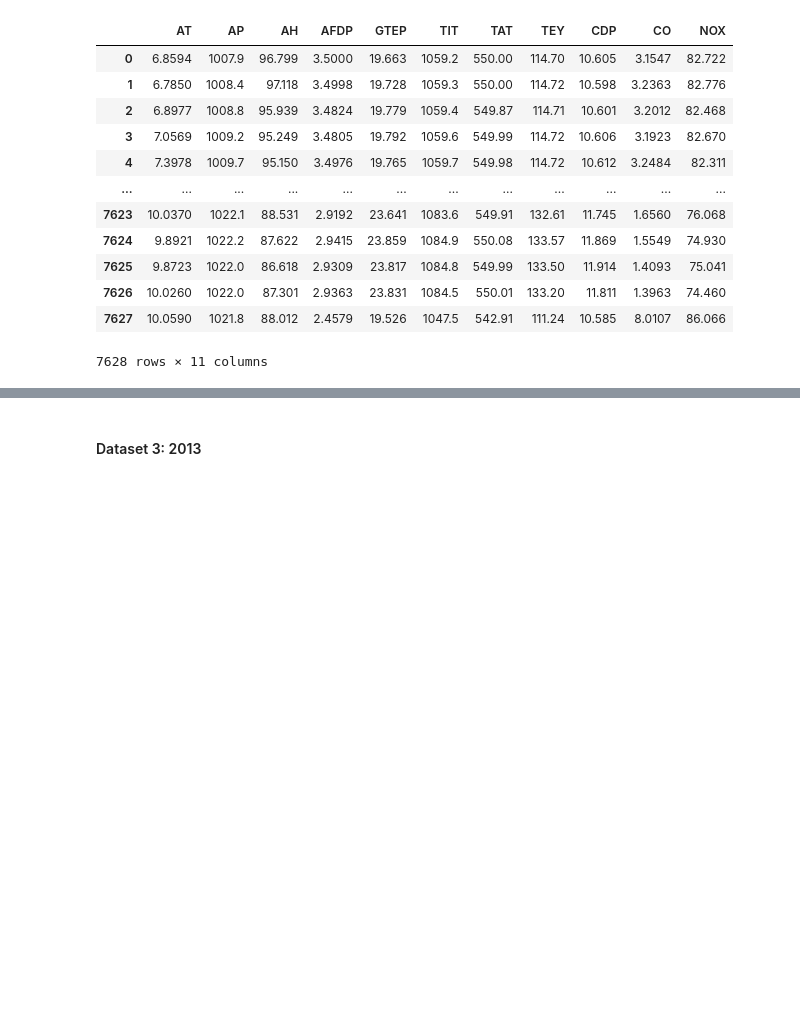
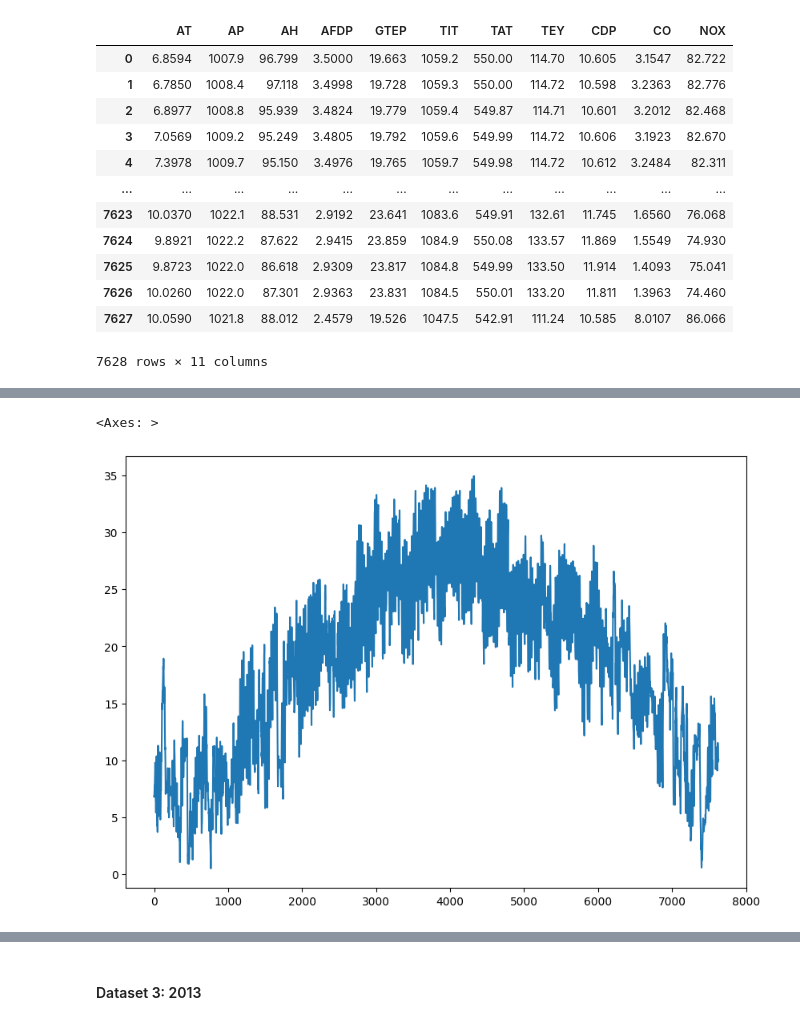
Before and after one commit to CassarGroup/Gas-Turbine_LSTM, a Jupyter notebook: Projeto/ML - Emissão de CO2 - D Cassar.ipynb, the cells around one changed output, grey strips where cells are left out. Cells and saved outputs as stored; diff of their text form; code cells hidden in the pictures; blank space fills up the shorter version.

```diff
--- a/Projeto/ML - Emissão de CO2 - D Cassar.ipynb
+++ b/Projeto/ML - Emissão de CO2 - D Cassar.ipynb
@@ -140,0 +149,6 @@ df_2012
+# %%
+at_2012 = df_2012['AT']
+at_2012.plot(figsize = (10,7))
+# %% [output]
+<Axes: >
+[figure, added]
```
Also changed, not shown: parts of 11 cells of this notebook.
